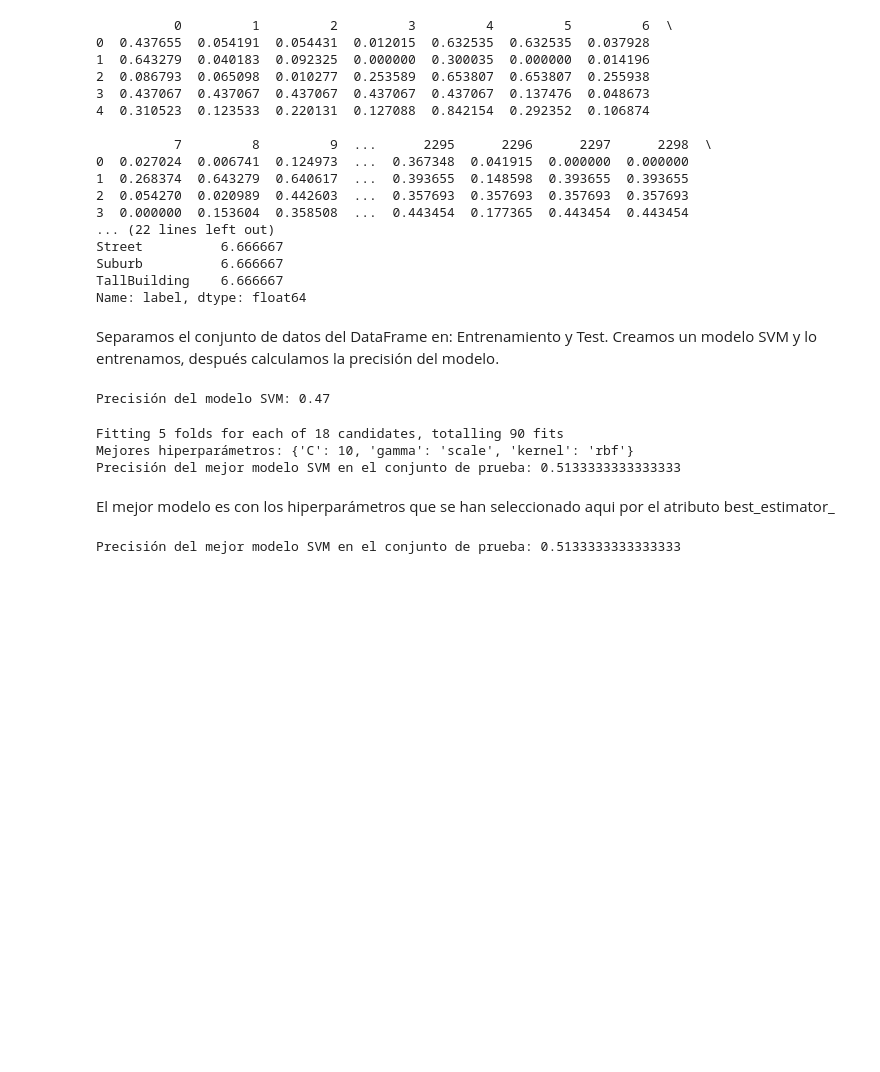
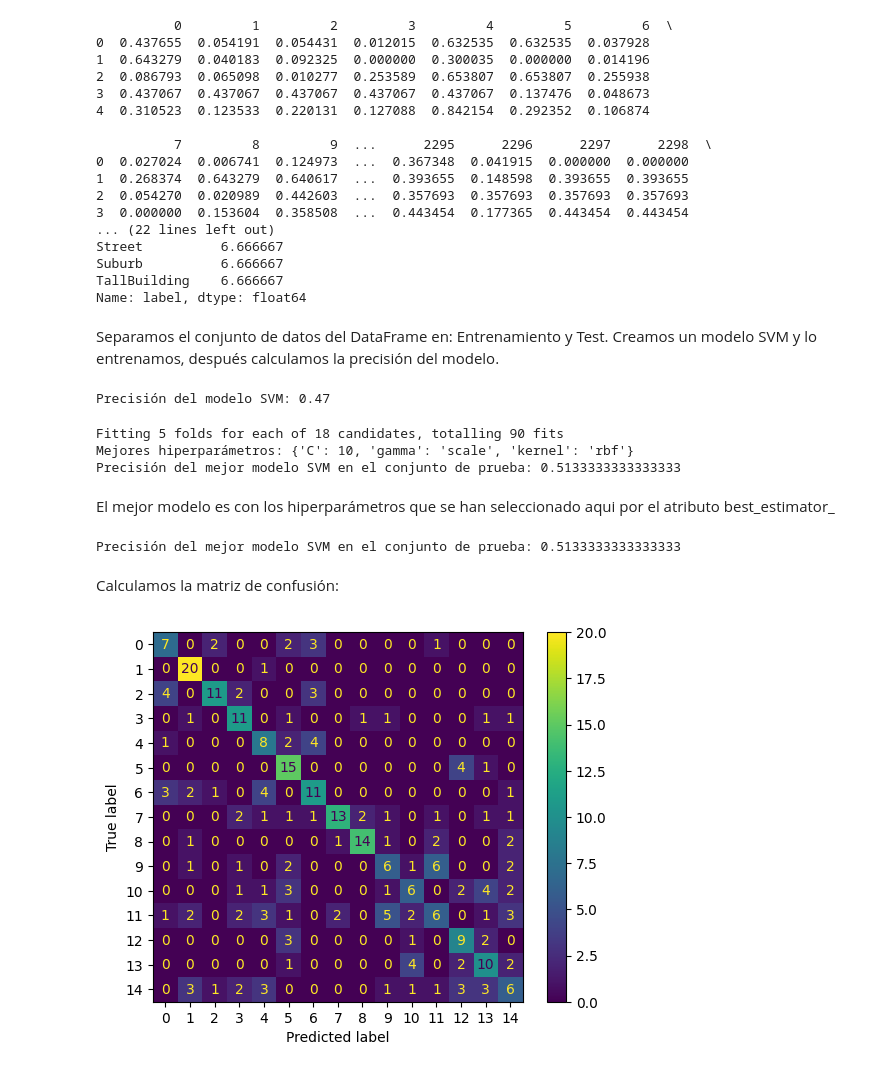
Before and after one commit to alerodriargui/aa_2324, a Jupyter notebook: Practica1/Practica1.ipynb, the cells around one changed output. Saved outputs shown, nothing was run; the diff lists cells and outputs as text; code cells hidden in the pictures; blank space fills up the shorter version.

```diff
--- a/Practica1/Practica1.ipynb
+++ b/Practica1/Practica1.ipynb
@@ -189,3 +190,34 @@ accuracy = accuracy_score(y_test, y_pred)
 print("Precisión del mejor modelo SVM en el conjunto de prueba:", accuracy)
 # %% [output]
 Precisión del mejor modelo SVM en el conjunto de prueba: 0.5133333333333333
+# %% [markdown]
+Calculamos la matriz de confusión:
+# %%
+from sklearn.metrics import ConfusionMatrixDisplay
+import numpy as np
+
+# Entrena el modelo SVM
+clf = SVC(random_state=0)
+clf.fit(X_train, y_train)
+
+# Realiza predicciones en el conjunto de prueba
+predictions = clf.predict(X_test)
+
+# Obtén las etiquetas únicas y asigna números a las etiquetas
+unique_labels = clf.classes_
+label_to_number = {label: i for i, label in enumerate(unique_labels)}
+number_to_label = {i: label for i, label in enumerate(unique_labels)}
+y_test_numbers = np.array([label_to_number[label] for label in y_test])
+predictions_numbers = np.array([label_to_number[label] for label in predictions])
+
+# Calcula la matriz de confusión
+cm = confusion_matrix(y_test_numbers, predictions_numbers)
+
+# Crea el gráfico de matriz de confusión con números en lugar de etiquetas
+disp = ConfusionMatrixDisplay(confusion_matrix=cm,
+                              display_labels=np.arange(len(unique_labels)))
+disp.plot()
+
+plt.show()
+# %% [output]
+[figure, added]
```
Also changed, not shown: parts of 2 cells of this notebook.
